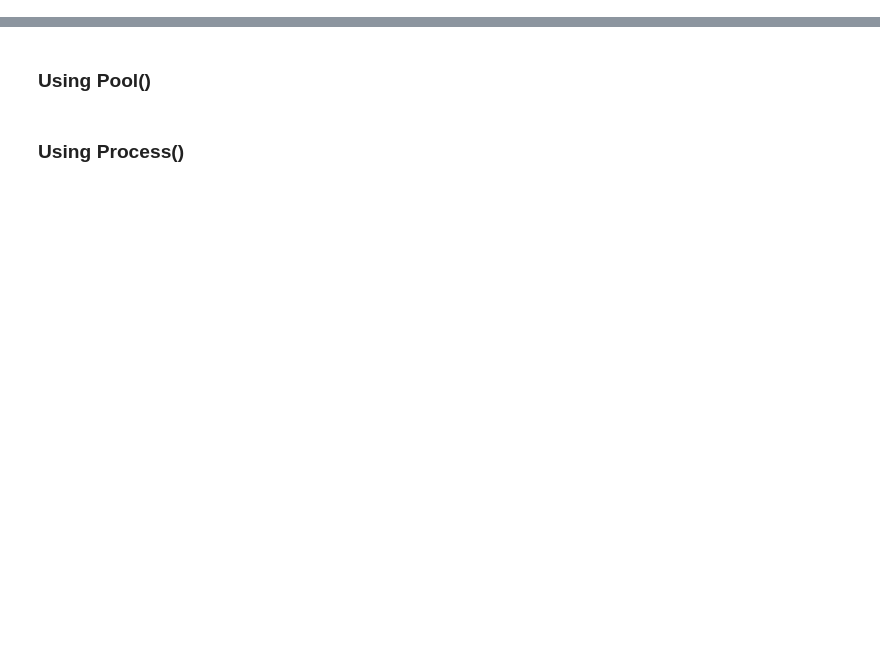
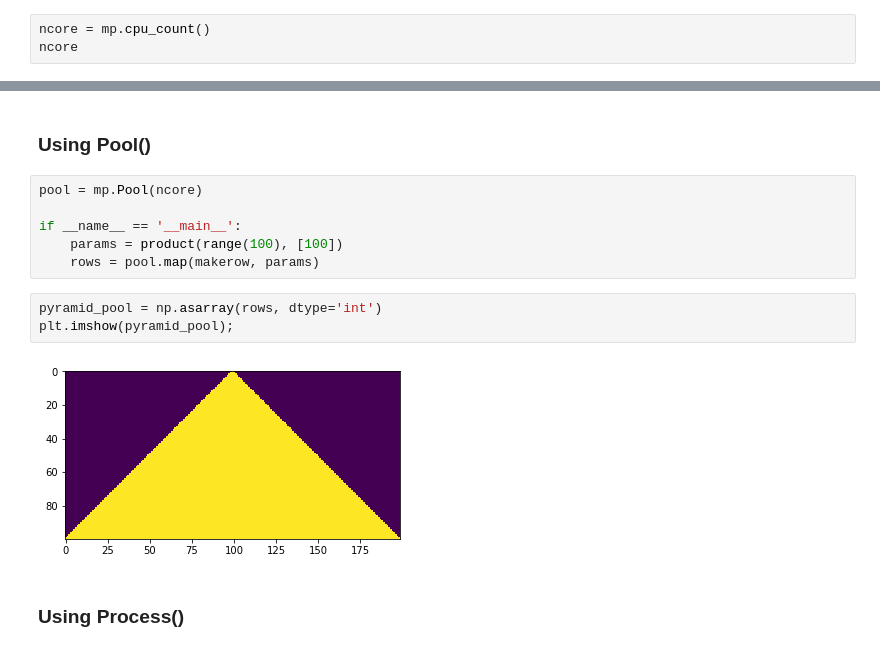
Before and after one commit to RealPolitiX/python_tutorial_FHI-PC-SESD, a Jupyter notebook: materials/PyTutorial_05_AdvancedTopics.ipynb, the cells around one changed output, grey strips where cells are left out. Saved outputs shown, nothing was run; the diff lists cells and outputs as text; blank space fills up the shorter version.

```diff
--- a/materials/PyTutorial_05_AdvancedTopics.ipynb
+++ b/materials/PyTutorial_05_AdvancedTopics.ipynb
@@ -72,0 +81,3 @@ import multiprocessing as mp
+# %%
+ncore = mp.cpu_count()
+ncore
@@ -73,4 +99,15 @@ import multiprocessing as mp
 # %% [markdown]
 ### Using Pool()
+# %%
+pool = mp.Pool(ncore)
+
+if __name__ == '__main__':
+    params = product(range(100), [100])
+    rows = pool.map(makerow, params)
+# %%
+pyramid_pool = np.asarray(rows, dtype='int')
+plt.imshow(pyramid_pool);
+# %% [output]
+[figure, added]
 # %% [markdown]
 ### Using Process()
```
Also changed, not shown: parts of 26 cells of this notebook, 1 other file.
